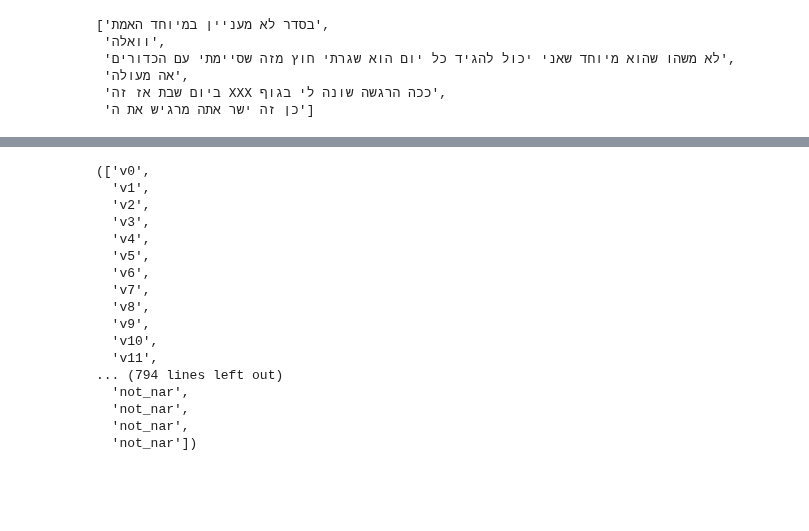
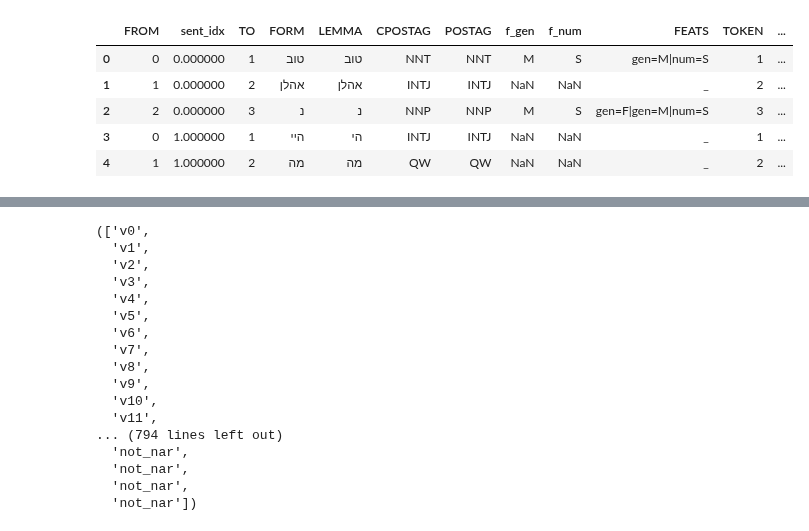
Before and after one commit to Sofy34/personal_strudy, a Jupyter notebook: thesis/03_crf_pos.ipynb, the cells around one changed output, grey strips where cells are left out. Drawn from its saved outputs; the diff is of its cells as text; code cells hidden in the pictures; blank space fills up the shorter version.

Commit message:
add POSTAG and other features per word for future CRF

```diff
--- a/thesis/03_crf.ipynb
+++ b/thesis/03_crf_pos.ipynb
@@ -14,2 +30,2 @@ vec_dim = 300
 # %%
-sent_vec_db = pd.read_csv("sentVec_merged.csv")
+sent_tokens_db = pd.read_csv("./dataframes/sent_tokens_db_1.0.csv")
@@ -139,9 +31,0 @@ sent_db['text'].to_csv("sent_text_db.csv",index=False)
-# %%
-sent_db.loc[565:570,'text'].tolist()
-# %% [output]
-['בסדר לא מעניין במיוחד האמת',
- 'וואלה',
- 'לא משהו שהוא מיוחד שאני יכול להגיד כל יום הוא שגרתי חוץ מזה שסיימתי עם הכדורים',
- 'אה מעולה',
- 'ביום שבת אז זה XXX ככה הרגשה שונה לי בגוף',
- 'כן זה ישר אתה מרגיש את ה']
@@ -178,0 +32,9 @@ def sent2labels(sent_idx):
+# %%
+sent_tokens_db.head()
+# %% [output]
+|  | FROM | sent_idx | TO | FORM | LEMMA | CPOSTAG | POSTAG | f_gen | f_num | FEATS | TOKEN | ... |
+| 0 | 0 | 0.000000 | 1 | טוב | טוב | NNT | NNT | M | S | gen=M|num=S | 1 | ... |
+| 1 | 1 | 0.000000 | 2 | אהלן | אהלן | INTJ | INTJ | NaN | NaN | _ | 2 | ... |
+| 2 | 2 | 0.000000 | 3 | נ | נ | NNP | NNP | M | S | gen=F|gen=M|num=S | 3 | ... |
+| 3 | 0 | 1.000000 | 1 | היי | הי | INTJ | INTJ | NaN | NaN | _ | 1 | ... |
+| 4 | 1 | 1.000000 | 2 | מה | מה | QW | QW | NaN | NaN | _ | 2 | ... |
```
Also changed, not shown: parts of 28 cells of this notebook, 4 other files.
